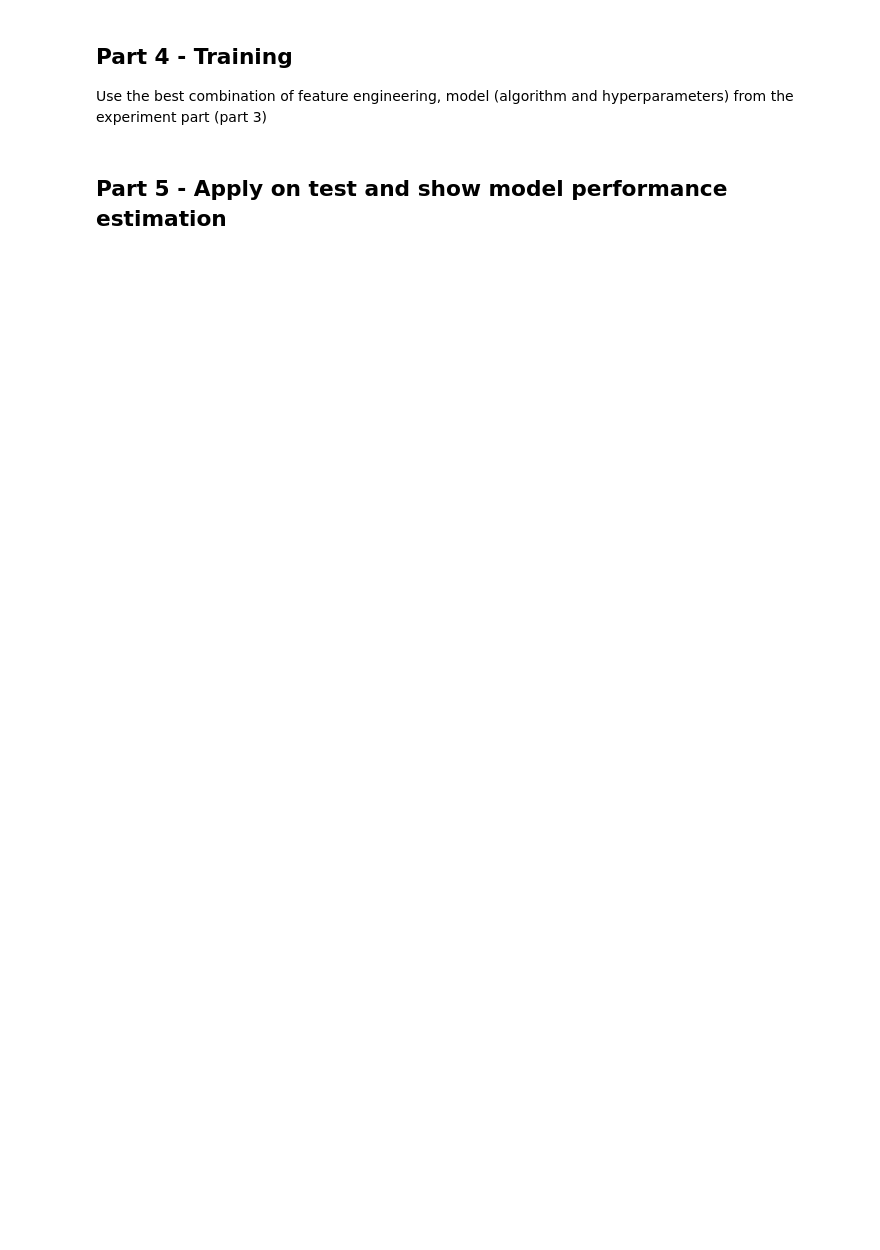
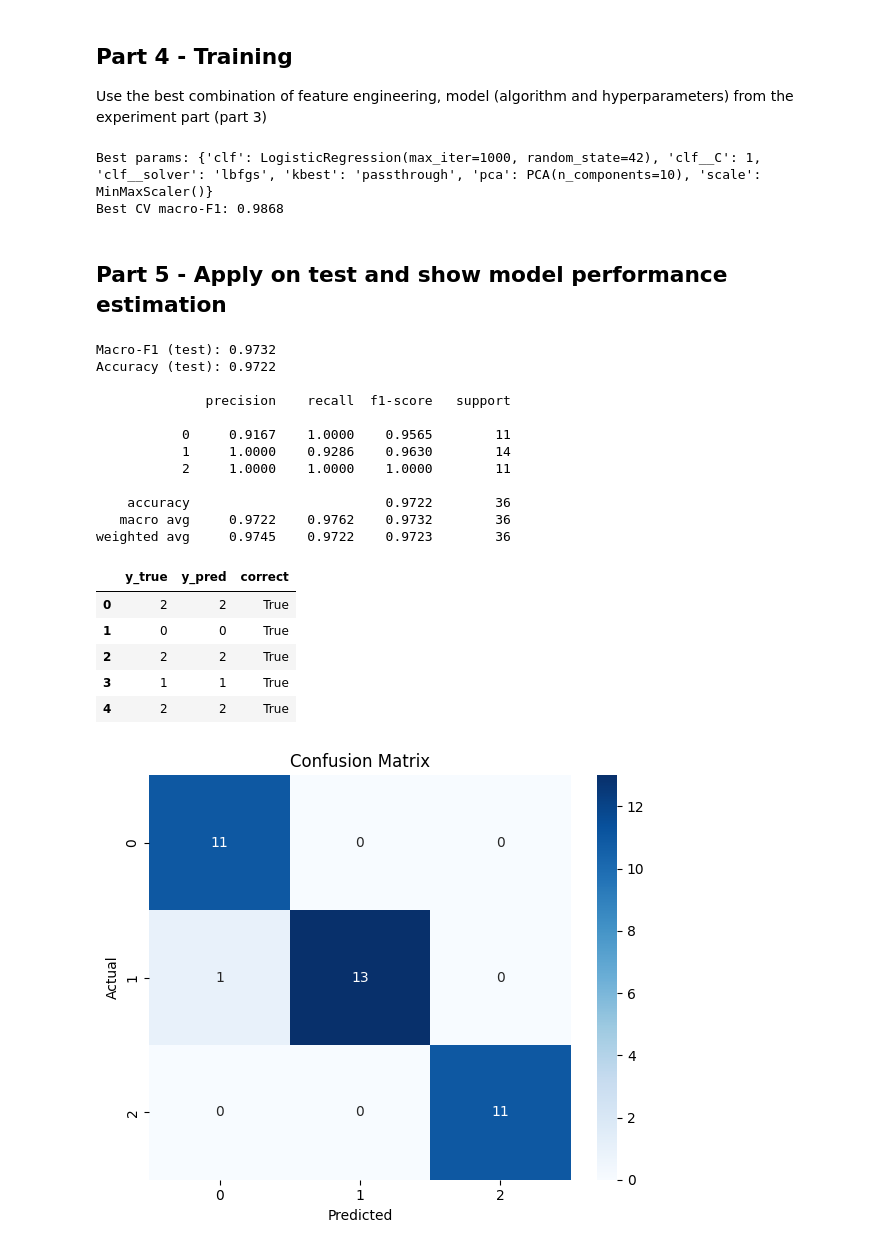
Before and after one commit to sbh556/machine_learnign_project, a Jupyter notebook: Assignment_supervised_learning_flow.ipynb, the cells around one changed output. Cells and saved outputs as stored; diff of their text form; code cells hidden in the pictures; blank space fills up the shorter version.

Commit message:
added part 4 + 5

```diff
--- a/Assignment_supervised_learning_flow.ipynb
+++ b/Assignment_supervised_learning_flow.ipynb
@@ -298,5 +286,65 @@ NameError: name 'X_train' is not defined
 # %% [markdown]
 ## Part 4 - Training
 Use the best combination of feature engineering, model (algorithm and hyperparameters) from the experiment part (part 3)
+# %%
+# ===== Part 4: Train best model on full train =====
+
+best_est = grid.best_estimator_
+best_params = grid.best_params_
+best_cv = grid.best_score_
+
+best_est.fit(X_train, Y_train)
+
+print("Best params:", best_params)
+print(f"Best CV macro-F1: {best_cv:.4f}")
+# %% [output]
+Best params: {'clf': LogisticRegression(max_iter=1000, random_state=42), 'clf__C': 1, 'clf__solver': 'lbfgs', 'kbest': 'passthrough', 'pca': PCA(n_components=10), 'scale': MinMaxScaler()}
+Best CV macro-F1: 0.9868
 # %% [markdown]
 ## Part 5 - Apply on test and show model performance estimation
+# %%
+y_pred = best_est.predict(X_test)
+
+macro_f1 = f1_score(Y_test, y_pred, average='macro')
+acc = (y_pred == Y_test).mean()
+
+print(f"Macro-F1 (test): {macro_f1:.4f}")
+print(f"Accuracy (test): {acc:.4f}\n")
+
+print(classification_report(Y_test, y_pred, digits=4))
+
+pred_view = pd.DataFrame({
+    "y_true": np.array(Y_test),
+    "y_pred": y_pred
+})
+pred_view["correct"] = pred_view["y_true"] == pred_view["y_pred"]
+display(pred_view.head(5))
+
+cm = confusion_matrix(Y_test, y_pred)
+plt.figure(figsize=(6,5))
+sns.heatmap(cm, annot=True, fmt='d', cmap='Blues')
+plt.xlabel("Predicted")
+plt.ylabel("Actual")
+plt.title("Confusion Matrix")
+plt.tight_layout()
+plt.show()
+# %% [output]
+Macro-F1 (test): 0.9732
+Accuracy (test): 0.9722
+
+              precision    recall  f1-score   support
+
+           0     0.9167    1.0000    0.9565        11
+           1     1.0000    0.9286    0.9630        14
+           2     1.0000    1.0000    1.0000        11
+
+    accuracy                         0.9722        36
+   macro avg     0.9722    0.9762    0.9732        36
+weighted avg     0.9745    0.9722    0.9723        36
+|  | y_true | y_pred | correct |
+| 0 | 2 | 2 | True |
+| 1 | 0 | 0 | True |
+| 2 | 2 | 2 | True |
+| 3 | 1 | 1 | True |
+| 4 | 2 | 2 | True |
+[figure, added]
```
Also changed, not shown: parts of 1 cell of this notebook.
